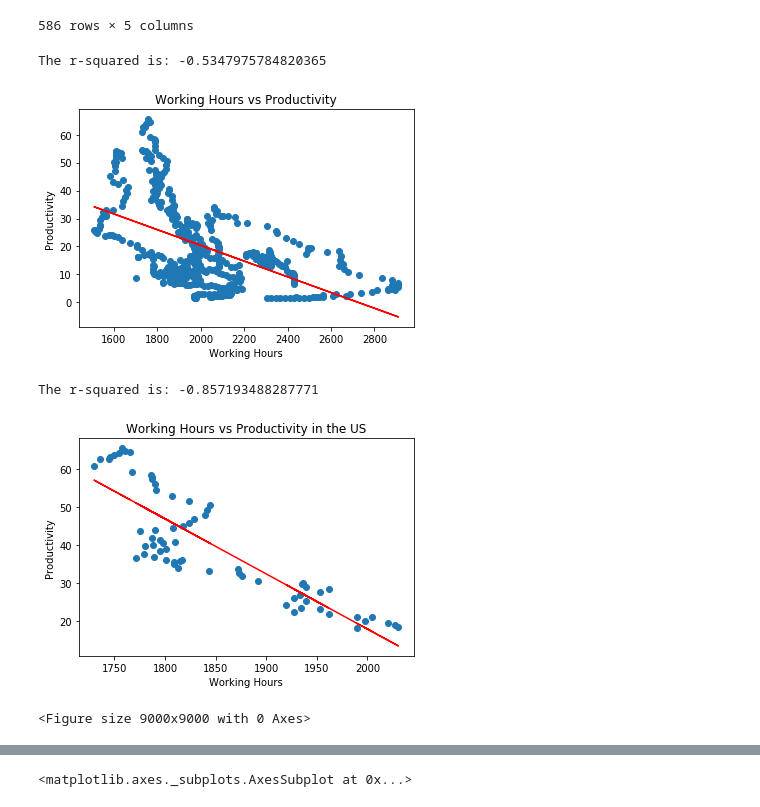
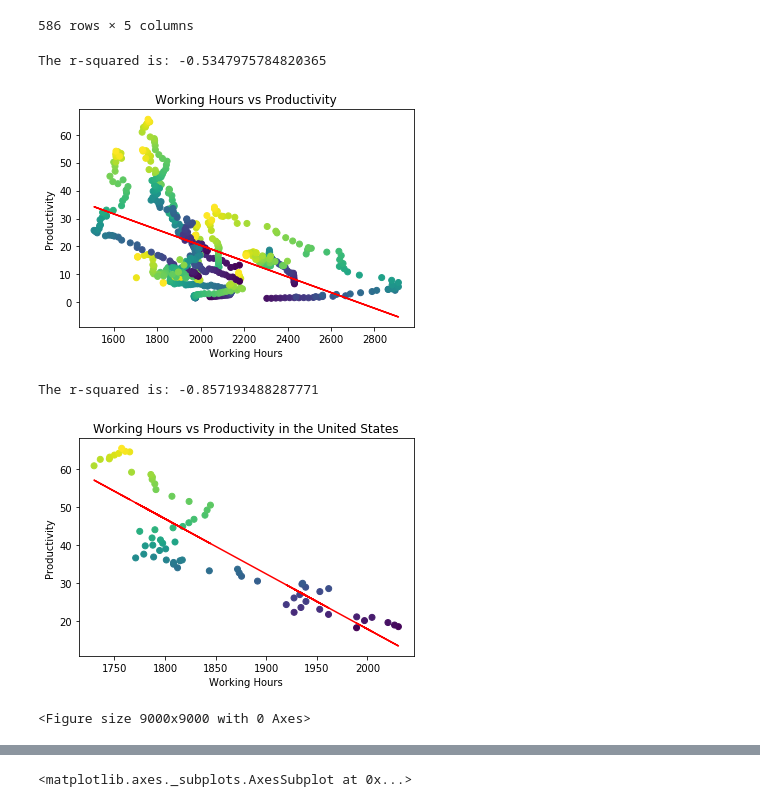
Before and after one commit to JeremyBrent/RUDS_project_1, a Jupyter notebook: economic_analysis.ipynb, the cells around one changed output, grey strips where cells are left out. Saved outputs shown, nothing was run; the diff lists cells and outputs as text; code cells hidden in the pictures.

```diff
--- a/economic_analysis.ipynb
+++ b/economic_analysis.ipynb
@@ -144,27 +192,27 @@ productivity_df
 # %%
 # scatter and linregression for working hours vs productivity
 # x and y values
 x_values = productivity_df['Work hours per persons engaged']
 y_values = productivity_df['Productivity']
 # linear regression values
 (slope, intercept, rvalue, pvalue, stderr) = linregress(x_values, y_values)
 regress_values = x_values * slope + intercept
 # build linear equation
 line_eq = "y = " + str(round(slope,2)) + "x + " + str(round(intercept,2))
 # build plot
-plt.scatter(x_values,y_values)
+plt.scatter(x_values,y_values,c=(productivity_df['Year']))
 # add linear regression line and annotate equation
 plt.plot(x_values,regress_values,"r-")
 #plt.annotate(line_eq,(-0.12,300),fontsize=15,color="red")
 # add titles and labels
 plt.xlabel('Working Hours')
 plt.ylabel('Productivity')
 plt.title('Working Hours vs Productivity')
 print(f"The r-squared is: {rvalue}")
 plt.show()
 # %% [output]
 The r-squared is: -0.5347975784820365
-[figure, old version]
+[figure, new version]
 # %%
 # scatter and linregression for working hours vs productivity (US only)
 # x and y values
@@ -176,18 +224,18 @@ regress_values = x_values * slope + intercept
 # build linear equation
 line_eq = "y = " + str(round(slope,2)) + "x + " + str(round(intercept,2))
 # build plot
-plt.scatter(x_values,y_values)
+plt.scatter(x_values,y_values,c=productivity_df.loc[productivity_df['Code']=='USA']['Year'])
 # add linear regression line and annotate equation
 plt.plot(x_values,regress_values,"r-")
 #plt.annotate(line_eq,(-0.12,300),fontsize=15,color="red")
 # add titles and labels
 plt.xlabel('Working Hours')
 plt.ylabel('Productivity')
-plt.title('Working Hours vs Productivity in the US')
+plt.title('Working Hours vs Productivity in the United States')
 print(f"The r-squared is: {rvalue}")
 plt.figure(figsize=(30, 30), dpi= 300, facecolor='w', edgecolor='k')
 plt.show()
 # %% [output]
 The r-squared is: -0.857193488287771
-[figure, old version]
+[figure, new version]
 <Figure size 9000x9000 with 0 Axes>
```
Also changed, not shown: parts of 6 cells of this notebook.
